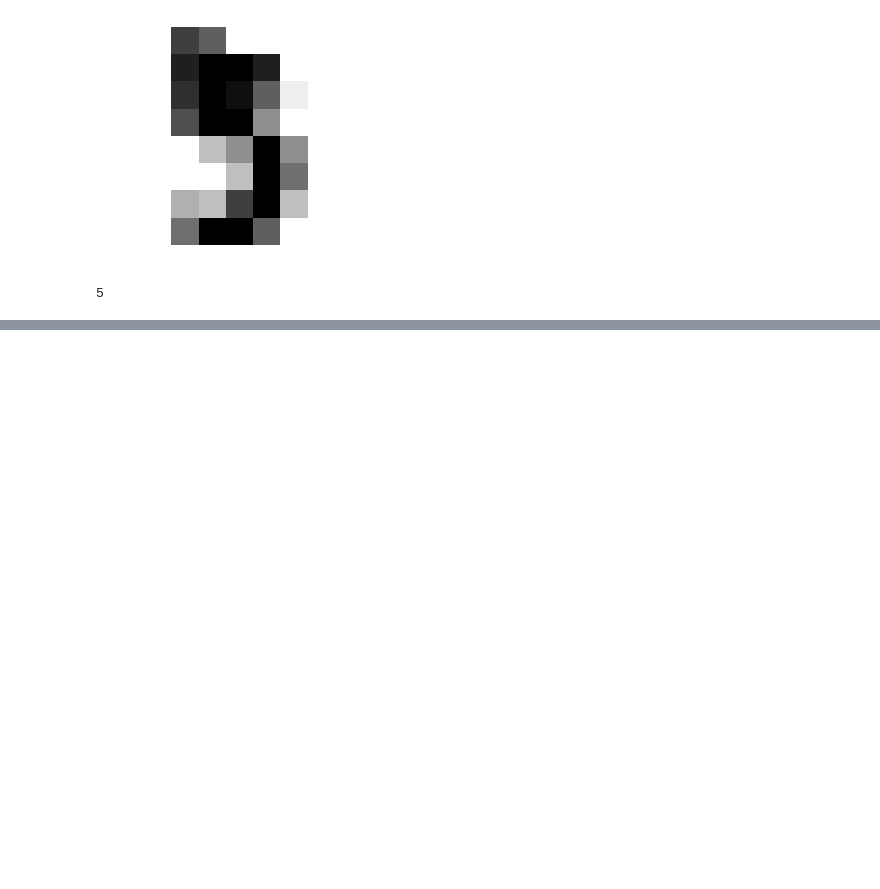
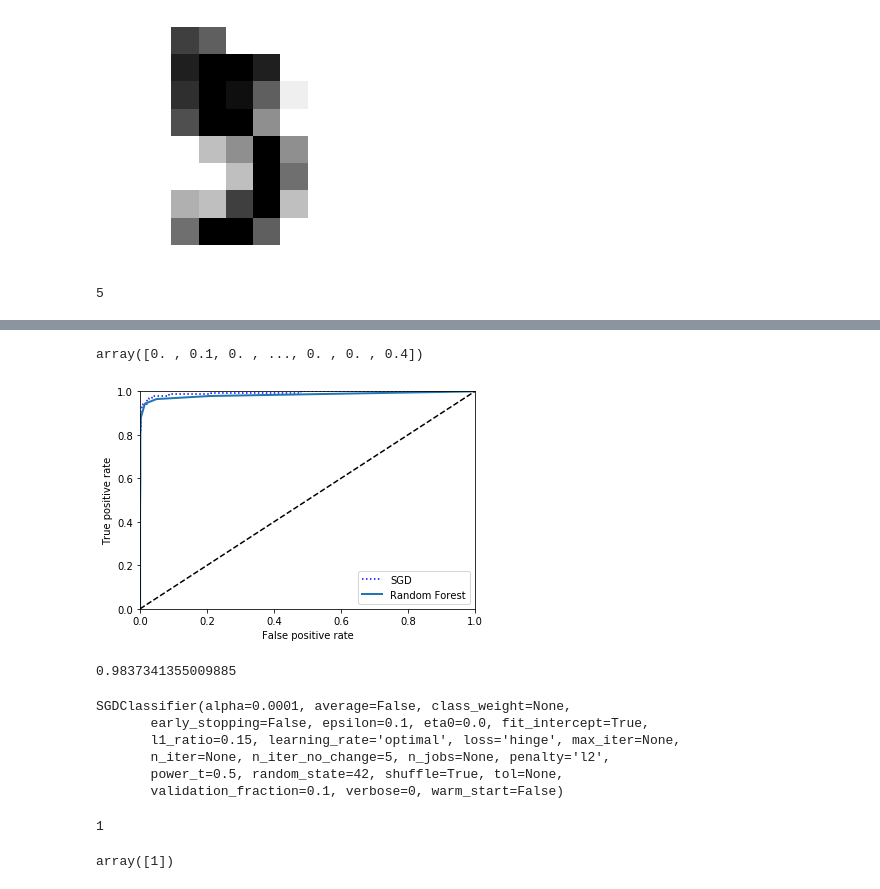
Before and after one commit to deeptirajput/testRepo, a Jupyter notebook: Chapter3.ipynb, the cells around one changed output, grey strips where cells are left out. Drawn from its saved outputs; the diff is of its cells as text; code cells hidden in the pictures; blank space fills up the shorter version.

```diff
--- a/Chapter3.ipynb
+++ b/Chapter3.ipynb
@@ -163,0 +309,4 @@ ValueError: X has 8 features per sample; expecting 64
+# %%
+forest_clf = RandomForestClassifier(random_state=42)
+# %%
+y_probas_forest = cross_val_predict(forest_clf,X_train,y_train_5,cv=3, method="predict_proba")
@@ -163,0 +323,33 @@ ValueError: X has 8 features per sample; expecting 64
+# %%
+y_scores_forest = y_probas_forest[:,1]
+y_scores_forest
+# %% [output]
+array([0. , 0.1, 0. , ..., 0. , 0. , 0.4])
+# %%
+fpr_forest,tpr_forest,threshold_forest = roc_curve(y_train_5,y_scores_forest)
+# %%
+plt.plot(fpr,tpr,"b:", label="SGD")
+plot_roc_curve(fpr_forest,tpr_forest, "Random Forest")
+plt.legend(loc="lower right")
+plt.show()
+# %% [output]
+[figure, added]
+# %%
+roc_auc_score(y_train_5,y_scores_forest)
+# %% [output]
+0.9837341355009885
+# %%
+# try for all classes not 5 and not 5
+sgd_clf.fit(X_train,y_train)
+# %% [output]
+SGDClassifier(alpha=0.0001, average=False, class_weight=None,
+       early_stopping=False, epsilon=0.1, eta0=0.0, fit_intercept=True,
+       l1_ratio=0.15, learning_rate='optimal', loss='hinge', max_iter=None,
+       n_iter=None, n_iter_no_change=5, n_jobs=None, penalty='l2',
+       power_t=0.5, random_state=42, shuffle=True, tol=None,
+       validation_fraction=0.1, verbose=0, warm_start=False)
+# %%
+some_digit = X_train[90]
+print(y_train[90])
+# %% [output]
+1
@@ -163,0 +358,4 @@ ValueError: X has 8 features per sample; expecting 64
+# %%
+y_predict
+# %% [output]
+array([1])
```
Also changed, not shown: parts of 73 cells of this notebook.
